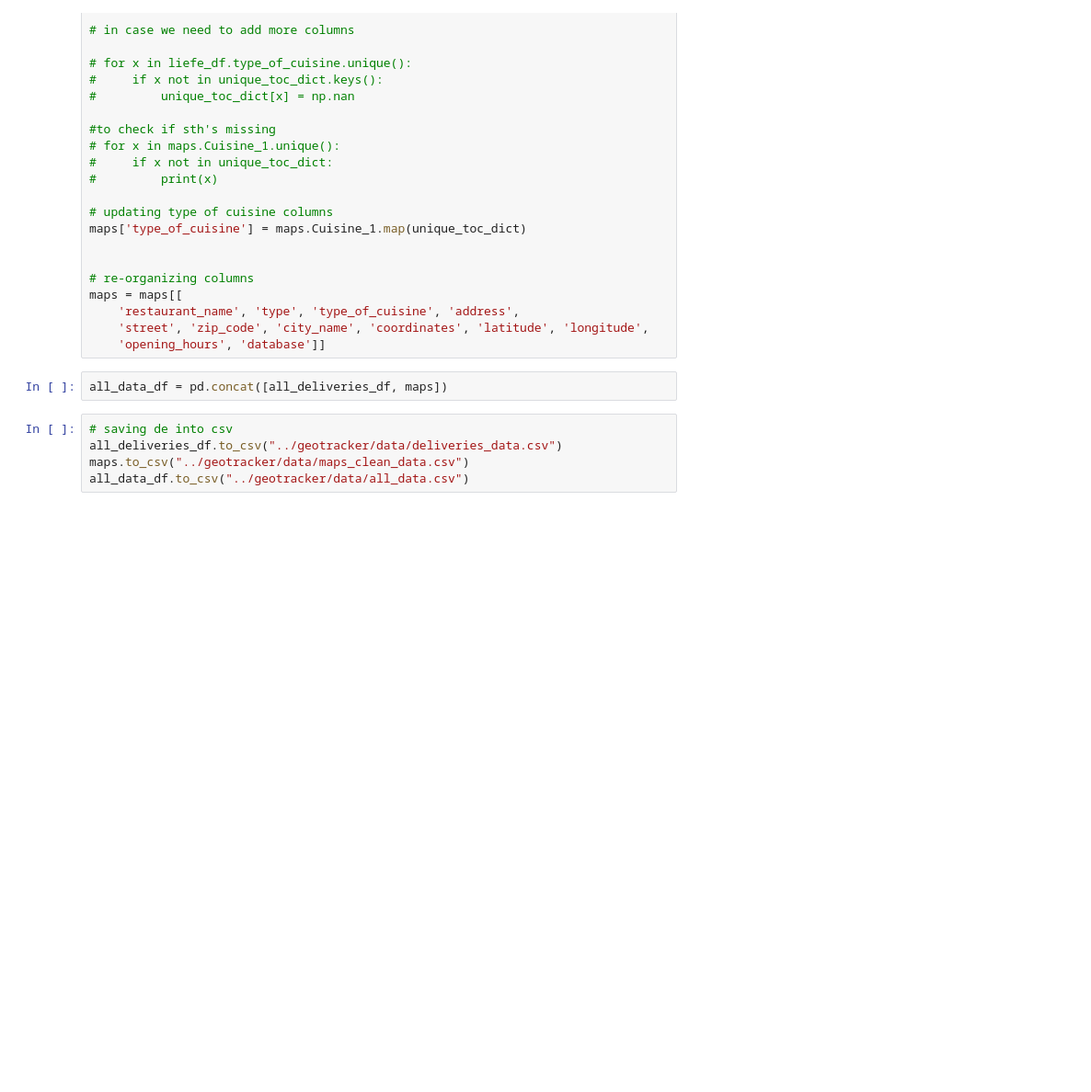
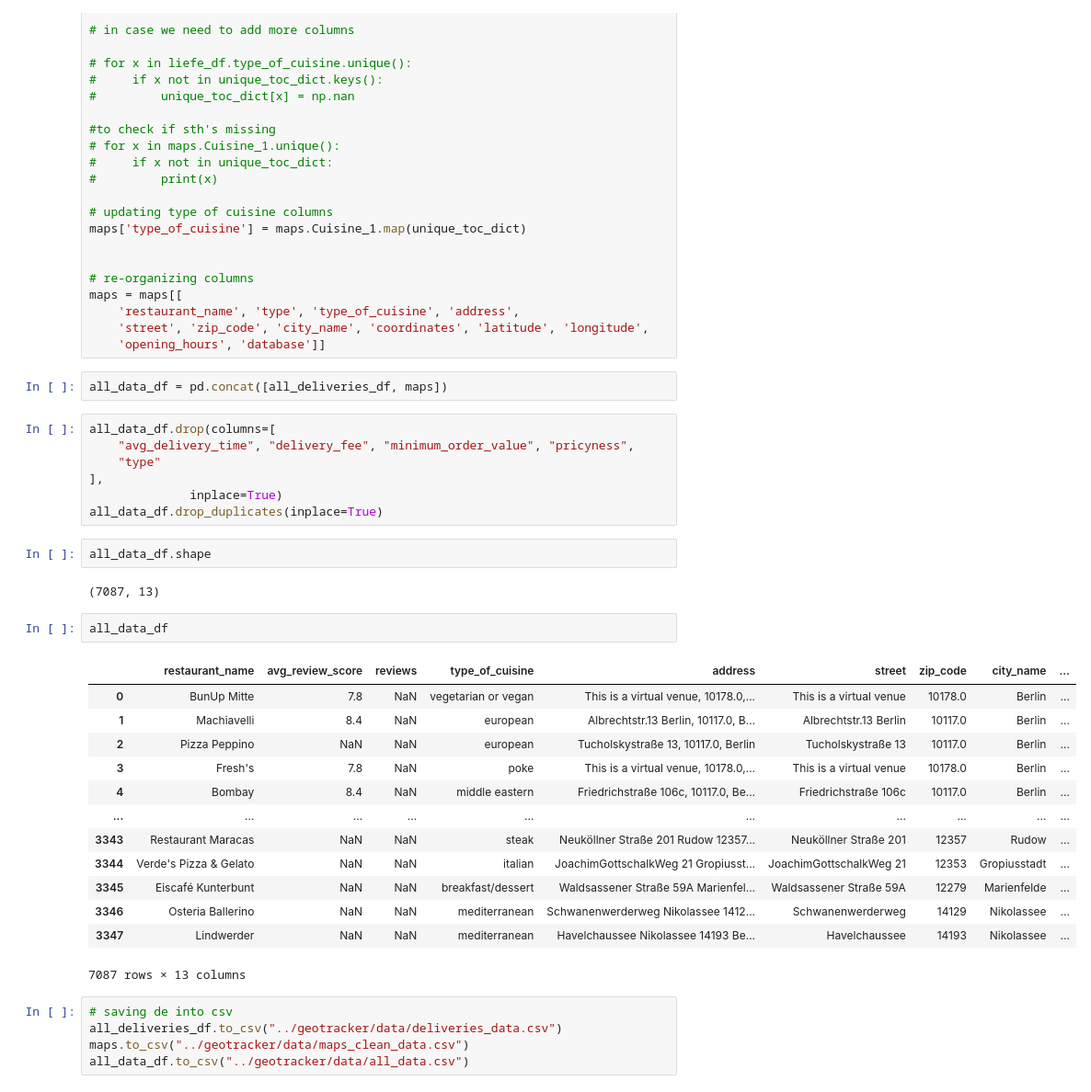
Before and after one commit to ayelenklas/geotracker, a Jupyter notebook: notebooks/data_consolidation_AK.ipynb, the cells around one changed output. Shown at 92% size. Saved outputs shown, nothing was run; the diff lists cells and outputs as text; blank space fills up the shorter version.

```diff
--- a/notebooks/data_consolidation_AK.ipynb
+++ b/notebooks/data_consolidation_AK.ipynb
@@ -316,6 +316,33 @@ maps = maps[[
     'opening_hours', 'database']]
 # %%
 all_data_df = pd.concat([all_deliveries_df, maps])
+# %%
+all_data_df.drop(columns=[
+    "avg_delivery_time", "delivery_fee", "minimum_order_value", "pricyness",
+    "type"
+],
+              inplace=True)
+all_data_df.drop_duplicates(inplace=True)
+# %%
+all_data_df.shape
+# %% [output]
+(7087, 13)
+# %%
+all_data_df
+# %% [output]
+|  | restaurant_name | avg_review_score | reviews | type_of_cuisine | address | street | zip_code | city_name | ... |
+| 0 | BunUp Mitte | 7.8 | NaN | vegetarian or vegan | This is a virtual venue, 10178.0,... | This is a virtual venue | 10178.0 | Berlin | ... |
+| 1 | Machiavelli | 8.4 | NaN | european | Albrechtstr.13 Berlin, 10117.0, B... | Albrechtstr.13 Berlin | 10117.0 | Berlin | ... |
+| 2 | Pizza Peppino | NaN | NaN | european | Tucholskystraße 13, 10117.0, Berlin | Tucholskystraße 13 | 10117.0 | Berlin | ... |
+| 3 | Fresh's | 7.8 | NaN | poke | This is a virtual venue, 10178.0,... | This is a virtual venue | 10178.0 | Berlin | ... |
+| 4 | Bombay | 8.4 | NaN | middle eastern | Friedrichstraße 106c, 10117.0, Be... | Friedrichstraße 106c | 10117.0 | Berlin | ... |
+| ... | ... | ... | ... | ... | ... | ... | ... | ... | ... |
+| 3343 | Restaurant Maracas | NaN | NaN | steak | Neuköllner Straße 201 Rudow 12357... | Neuköllner Straße 201 | 12357 | Rudow | ... |
+| 3344 | Verde's Pizza & Gelato | NaN | NaN | italian | JoachimGottschalkWeg 21 Gropiusst... | JoachimGottschalkWeg 21 | 12353 | Gropiusstadt | ... |
+| 3345 | Eiscafé Kunterbunt | NaN | NaN | breakfast/dessert | Waldsassener Straße 59A Marienfel... | Waldsassener Straße 59A | 12279 | Marienfelde | ... |
+| 3346 | Osteria Ballerino | NaN | NaN | mediterranean | Schwanenwerderweg Nikolassee 1412... | Schwanenwerderweg | 14129 | Nikolassee | ... |
+| 3347 | Lindwerder | NaN | NaN | mediterranean | Havelchaussee Nikolassee 14193 Be... | Havelchaussee | 14193 | Nikolassee | ... |
+7087 rows × 13 columns
 # %%
 # saving de into csv
 all_deliveries_df.to_csv("../geotracker/data/deliveries_data.csv")
```
Also changed, not shown: parts of 1 cell of this notebook, 2 other files.
